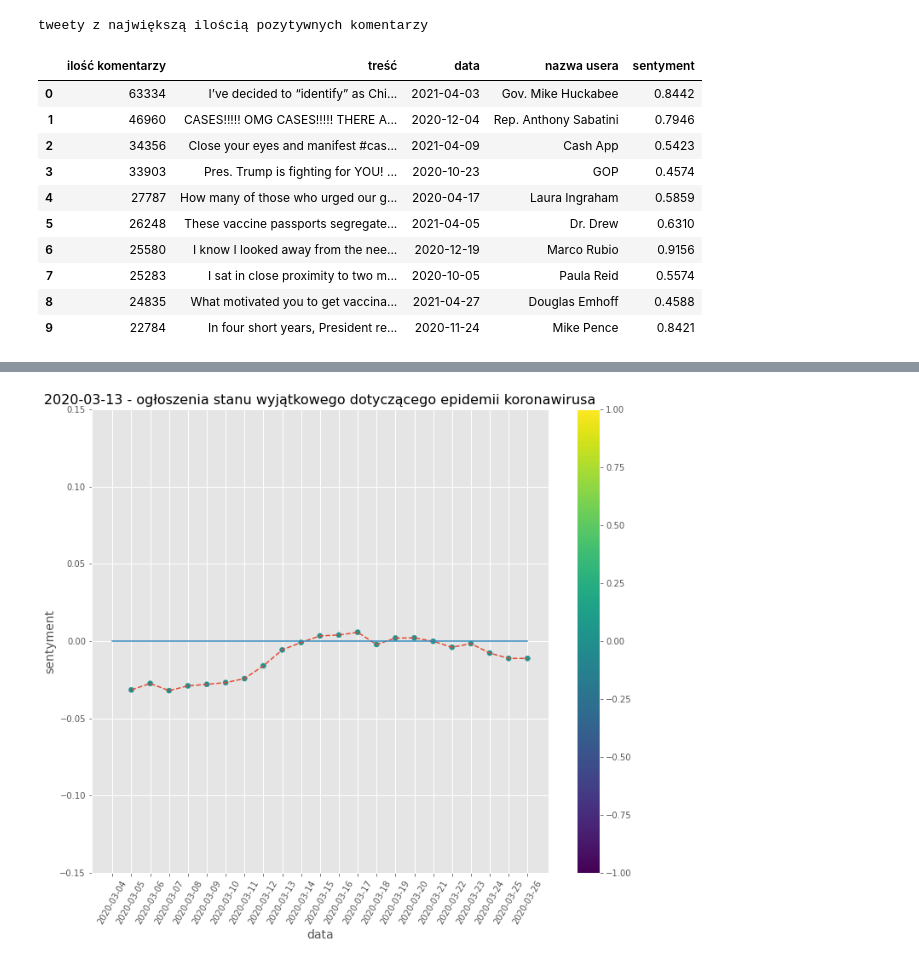
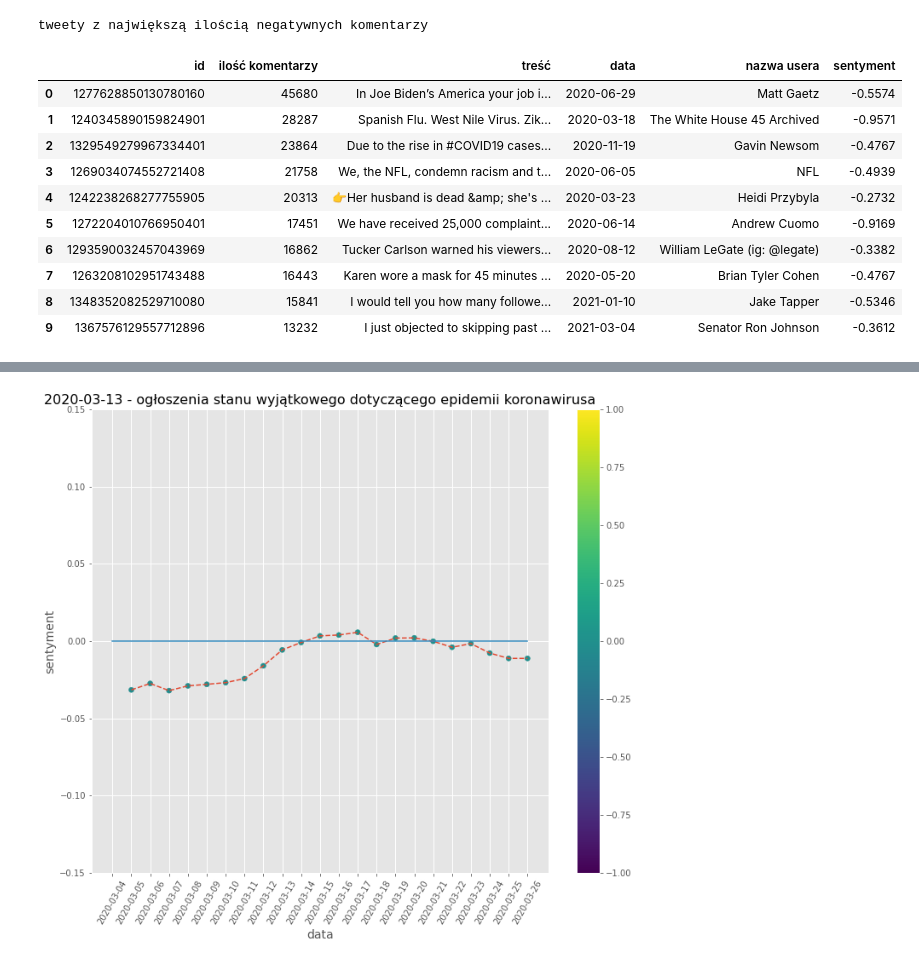
Before and after one commit to piaskowyk/twitter-posts-analysis, a Jupyter notebook: notebooks/sentyment.ipynb, the cells around one changed output, grey strips where cells are left out. Saved outputs shown, nothing was run; the diff lists cells and outputs as text; code cells hidden in the pictures.

```diff
--- a/notebooks/sentyment.ipynb
+++ b/notebooks/sentyment.ipynb
@@ -26,33 +61,33 @@ def getAll(query):
 # %%
-print("tweety z największą ilością pozytywnych komentarzy")
+print("tweety z największą ilością negatywnych komentarzy")
 sql = """
-select t.reply_count as "ilość komentarzy", t."content" as "treść", date(t.created_at) as "data", u."name" as "nazwa usera", t.sentiment_compound "sentyment"
+select t.id, t.reply_count as "ilość komentarzy", t."content" as "treść", date(t.created_at) as "data", u."name" as "nazwa usera", t.sentiment_compound "sentyment"
 from tweet t
 join tweet c on c.reply_to = t.id
 join "user" u on t.user_id = u.id
 where
-	t.sentiment_compound >= 0.05
+	t.sentiment_compound <= -0.05
 	and t.reply_count > 100
 	and t."type" = 1
 	and c."type" = 2
 group by t.id, u.id
 order by t.reply_count desc
 limit 10;
 """
 pd.set_option('display.max_colwidth', 150)
 df = getAll(sql)
 display(df)
 pd.set_option('display.max_colwidth', 50)
 # %% [output]
-tweety z największą ilością pozytywnych komentarzy
+tweety z największą ilością negatywnych komentarzy
-|  | ilość komentarzy | treść | data | nazwa usera | sentyment |
-| 0 | 63334 | I’ve decided to “identify” as Chi... | 2021-04-03 | Gov. Mike Huckabee | 0.8442 |
-| 1 | 46960 | CASES!!!!! OMG CASES!!!!! THERE A... | 2020-12-04 | Rep. Anthony Sabatini | 0.7946 |
-| 2 | 34356 | Close your eyes and manifest #cas... | 2021-04-09 | Cash App | 0.5423 |
-| 3 | 33903 | Pres. Trump is fighting for YOU! ... | 2020-10-23 | GOP | 0.4574 |
-| 4 | 27787 | How many of those who urged our g... | 2020-04-17 | Laura Ingraham | 0.5859 |
-| 5 | 26248 | These vaccine passports segregate... | 2021-04-05 | Dr. Drew | 0.6310 |
-| 6 | 25580 | I know I looked away from the nee... | 2020-12-19 | Marco Rubio | 0.9156 |
-| 7 | 25283 | I sat in close proximity to two m... | 2020-10-05 | Paula Reid | 0.5574 |
-| 8 | 24835 | What motivated you to get vaccina... | 2021-04-27 | Douglas Emhoff | 0.4588 |
-| 9 | 22784 | In four short years, President re... | 2020-11-24 | Mike Pence | 0.8421 |
+|  | id | ilość komentarzy | treść | data | nazwa usera | sentyment |
+| 0 | 1277628850130780160 | 45680 | In Joe Biden’s America your job i... | 2020-06-29 | Matt Gaetz | -0.5574 |
+| 1 | 1240345890159824901 | 28287 | Spanish Flu. West Nile Virus. Zik... | 2020-03-18 | The White House 45 Archived | -0.9571 |
+| 2 | 1329549279967334401 | 23864 | Due to the rise in #COVID19 cases... | 2020-11-19 | Gavin Newsom | -0.4767 |
+| 3 | 1269034074552721408 | 21758 | We, the NFL, condemn racism and t... | 2020-06-05 | NFL | -0.4939 |
+| 4 | 1242238268277755905 | 20313 | 👉Her husband is dead &amp; she's ... | 2020-03-23 | Heidi Przybyla | -0.2732 |
+| 5 | 1272204010766950401 | 17451 | We have received 25,000 complaint... | 2020-06-14 | Andrew Cuomo | -0.9169 |
+| 6 | 1293590032457043969 | 16862 | Tucker Carlson warned his viewers... | 2020-08-12 | William LeGate (ig: @legate) | -0.3382 |
+| 7 | 1263208102951743488 | 16443 | Karen wore a mask for 45 minutes ... | 2020-05-20 | Brian Tyler Cohen | -0.4767 |
+| 8 | 1348352082529710080 | 15841 | I would tell you how many followe... | 2021-01-10 | Jake Tapper | -0.5346 |
+| 9 | 1367576129557712896 | 13232 | I just objected to skipping past ... | 2021-03-04 | Senator Ron Johnson | -0.3612 |
```
Also changed, not shown: parts of 2 cells of this notebook, 24 other files.
